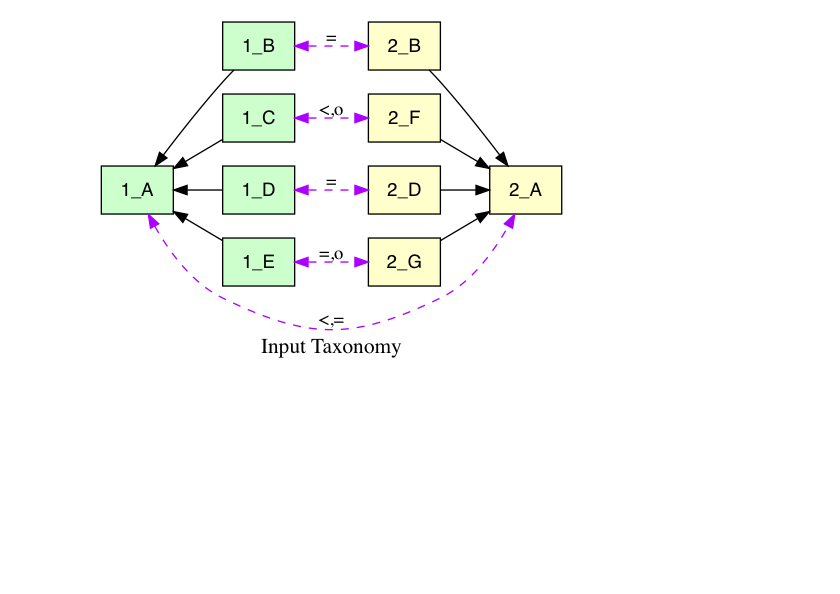
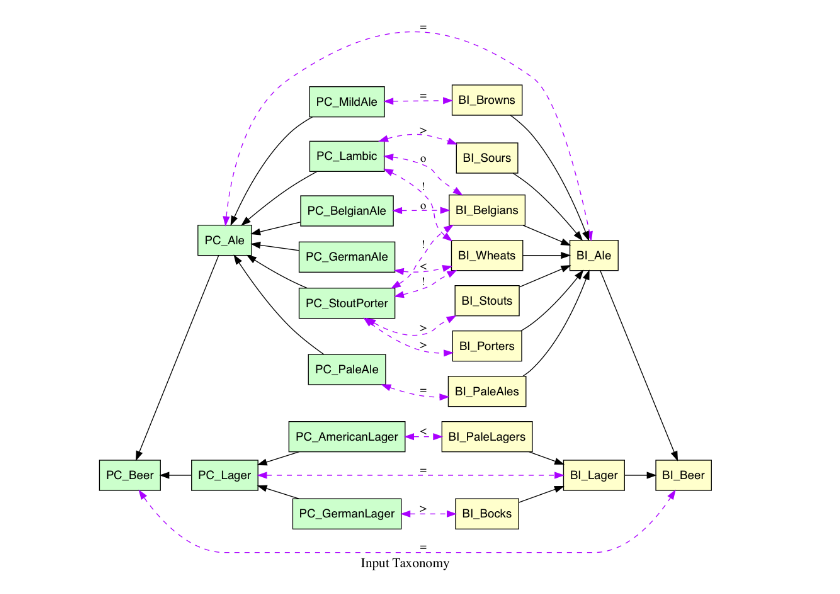
Before and after one commit to idaks/LeanEuler, a Jupyter notebook: lean_euler.ipynb, the cells around one changed output. Drawn from its saved outputs; the diff is of its cells as text; code cells hidden in the pictures; blank space fills up the shorter version.

Commit message:
modularized euler input viz

```diff
--- a/lean_euler.ipynb
+++ b/lean_euler.ipynb
@@ -8,3 +6,8 @@ fname = 'Preprocessed_CleanTax_Input/abstract4_mnpw.txt'
+# %%
+# fname = 'Preprocessed_CleanTax_Input/abstract4_mnpw.txt'
+# fname = 'Preprocessed_CleanTax_Input/auto_example.txt'
+# fname = 'Preprocessed_CleanTax_Input/cen_ndc_1pw.txt'
+fname = 'Preprocessed_CleanTax_Input/beer_tax.txt'
 # %%
 cleantax_file = open(fname, 'r').read().split('\n')
 cleantax_file
@@ -26,0 +32,2 @@ rules, t1, t2 = lean_euler.gen_asp_from_cleantax(cleantax_file, encoding='mnpw')
+# %%
+rel_data, tax_data = LeanEuler.parse_cleantax(cleantax_file)
@@ -183,4 +118,5 @@ G = visualize(t1, t2)
 # %%
+G = visualize_euler_input(rel_data, tax_data)
 draw(G, show='ipynb')
 # %% [output]
-[figure, old version]
+[figure, new version]
```
Also changed, not shown: parts of 22 cells of this notebook, 2 other files.
